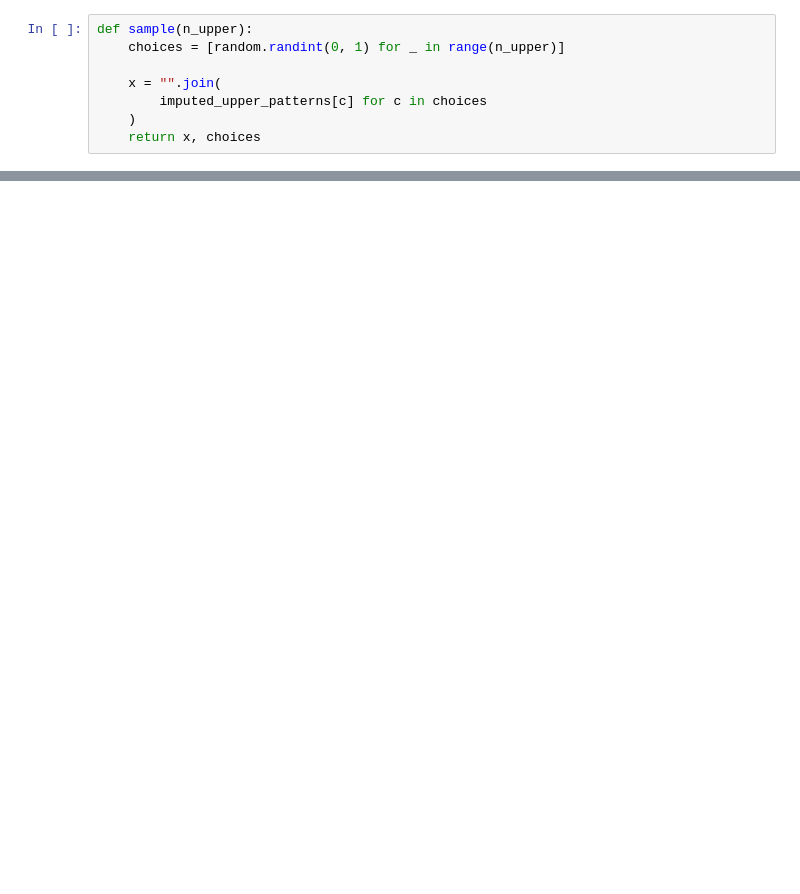
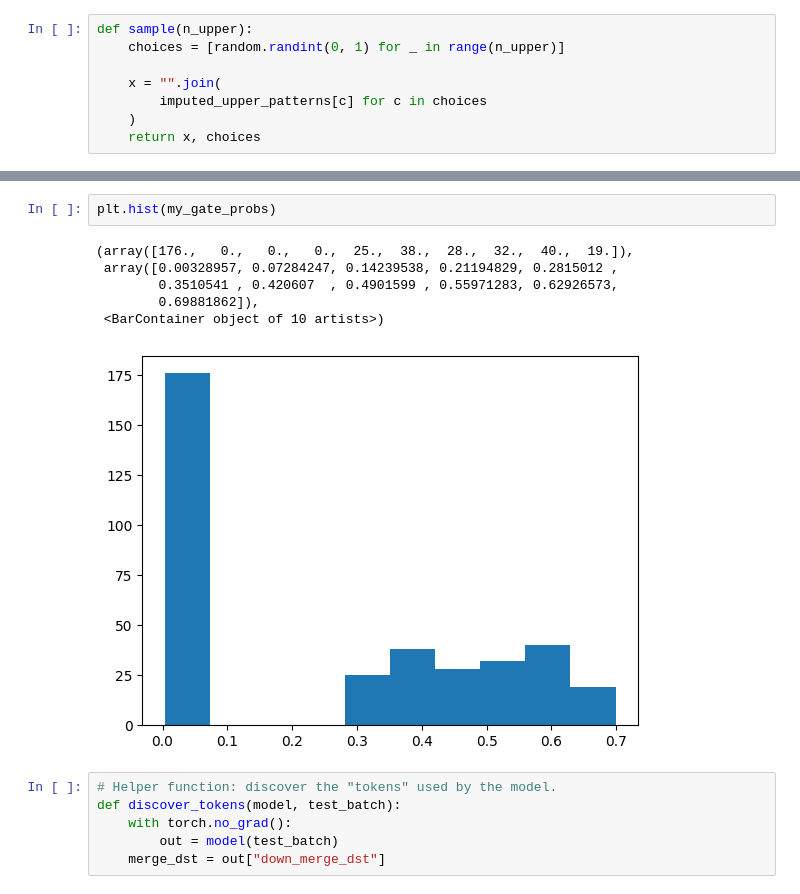
Before and after one commit to SamD770/bitter-lesson-tokenization, a Jupyter notebook: toy_problem.ipynb, the cells around one changed output, grey strips where cells are left out. Cells and saved outputs as stored; diff of their text form; blank space fills up the shorter version.

```diff
--- a/toy_problem.ipynb
+++ b/toy_problem.ipynb
@@ -538,0 +711,15 @@ def bitter_tokenizer_training_loop(model, train_dataset):
+# %%
+plt.hist(my_gate_probs)
+# %% [output]
+(array([176.,   0.,   0.,   0.,  25.,  38.,  28.,  32.,  40.,  19.]),
+ array([0.00328957, 0.07284247, 0.14239538, 0.21194829, 0.2815012 ,
+        0.3510541 , 0.420607  , 0.4901599 , 0.55971283, 0.62926573,
+        0.69881862]),
+ <BarContainer object of 10 artists>)
+[figure, added]
+# %%
+# Helper function: discover the "tokens" used by the model.
+def discover_tokens(model, test_batch):
+    with torch.no_grad():
+        out = model(test_batch)
+    merge_dst = out["down_merge_dst"]
```
Also changed, not shown: parts of 28 cells of this notebook.
